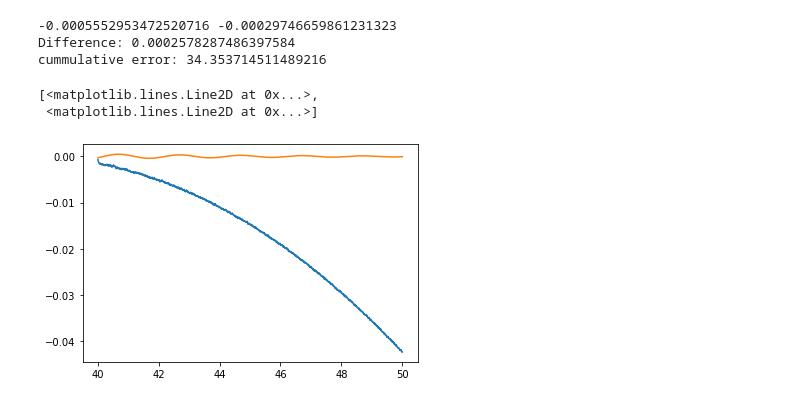
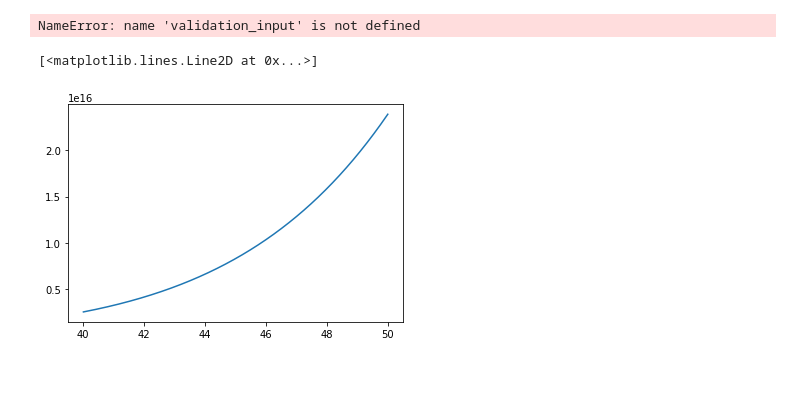
Before and after one commit to JustinZal/PendulumNN, a Jupyter notebook: Non-Linear pendulum damping.ipynb, the cells around one changed output. Drawn from its saved outputs; the diff is of its cells as text; code cells hidden in the pictures; blank space fills up the shorter version.

```diff
--- a/Non-Linear pendulum damping.ipynb
+++ b/Non-Linear pendulum damping.ipynb
@@ -103,21 +111,20 @@ print('Difference:', np.abs(future_prediction - truth))
 
 full_prediction = np.array([element[0] for element in esn.predict(validation_input, True)])
 
-err = np.abs(full_prediction - validation_output)
+# TODO R2 evaluation
+err = (full_prediction - validation_output) ** 2
 
 print('cummulative error:', err.sum())
 
 plt.plot(validation_input, full_prediction, validation_input, validation_output)
 # %% [output]
--0.0005552953472520716 -0.00029746659861231323
-Difference: 0.0002578287486397584
-cummulative error: 34.353714511489216
+NameError: name 'validation_input' is not defined
-[<matplotlib.lines.Line2D at 0x...>,
- <matplotlib.lines.Line2D at 0x...>]
-[figure, removed]
 # %%
-# polynomial_fit = np.polyfit(training_input, training_output, 10)
-# polynomial = np.polynomial.Polynomial(polynomial_fit)
-# prediction = polynomial(validation_input)
+polynomial_fit = np.polyfit(training_input, training_output, 10)
+polynomial = np.polynomial.Polynomial(polynomial_fit)
+prediction = polynomial(validation_input)
 
-# plt.plot(validation_input, prediction)
+plt.plot(validation_input, prediction)
+# %% [output]
+[<matplotlib.lines.Line2D at 0x...>]
+[figure, added]
```
Also changed, not shown: parts of 2 cells of this notebook.
